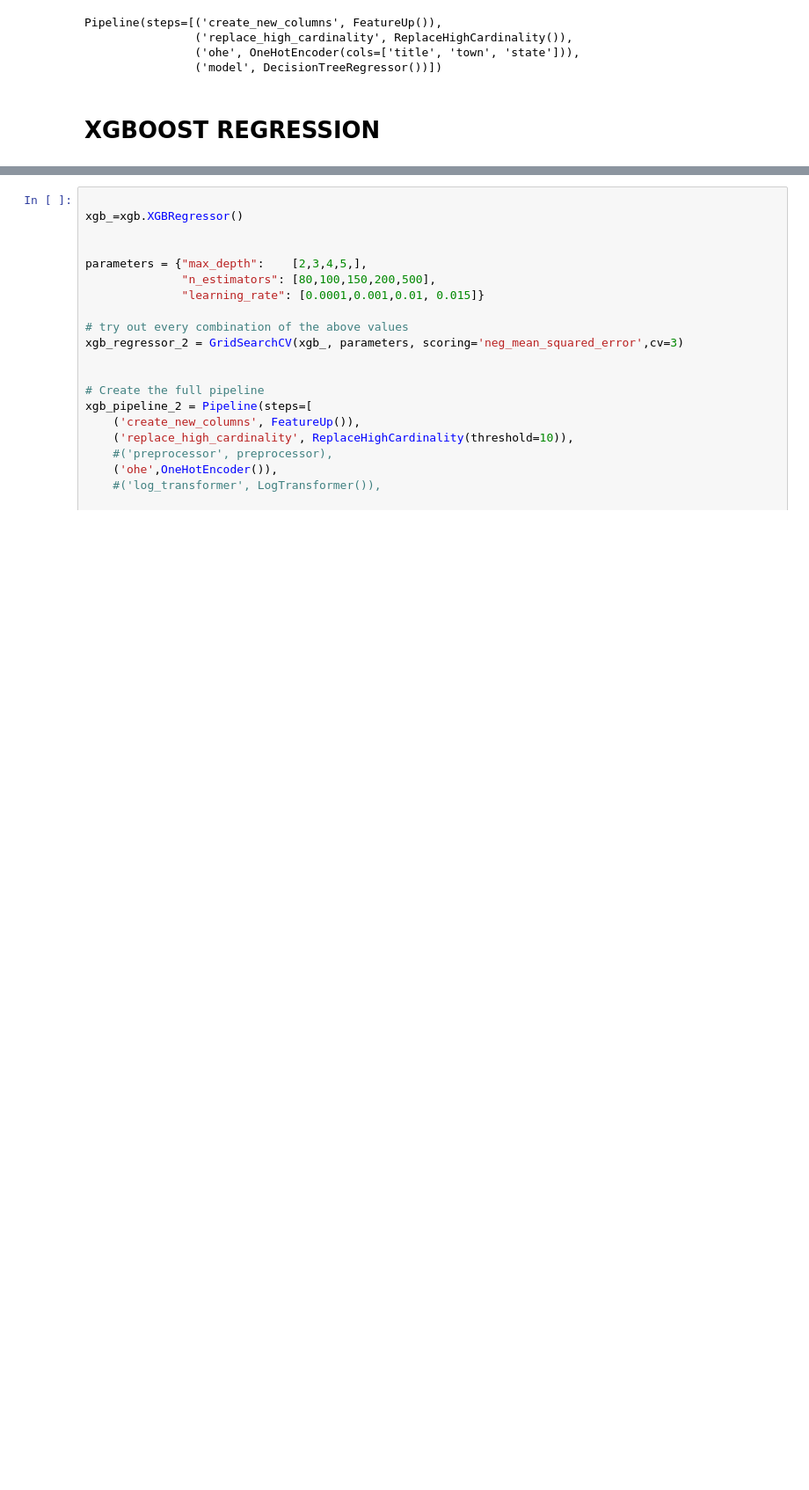
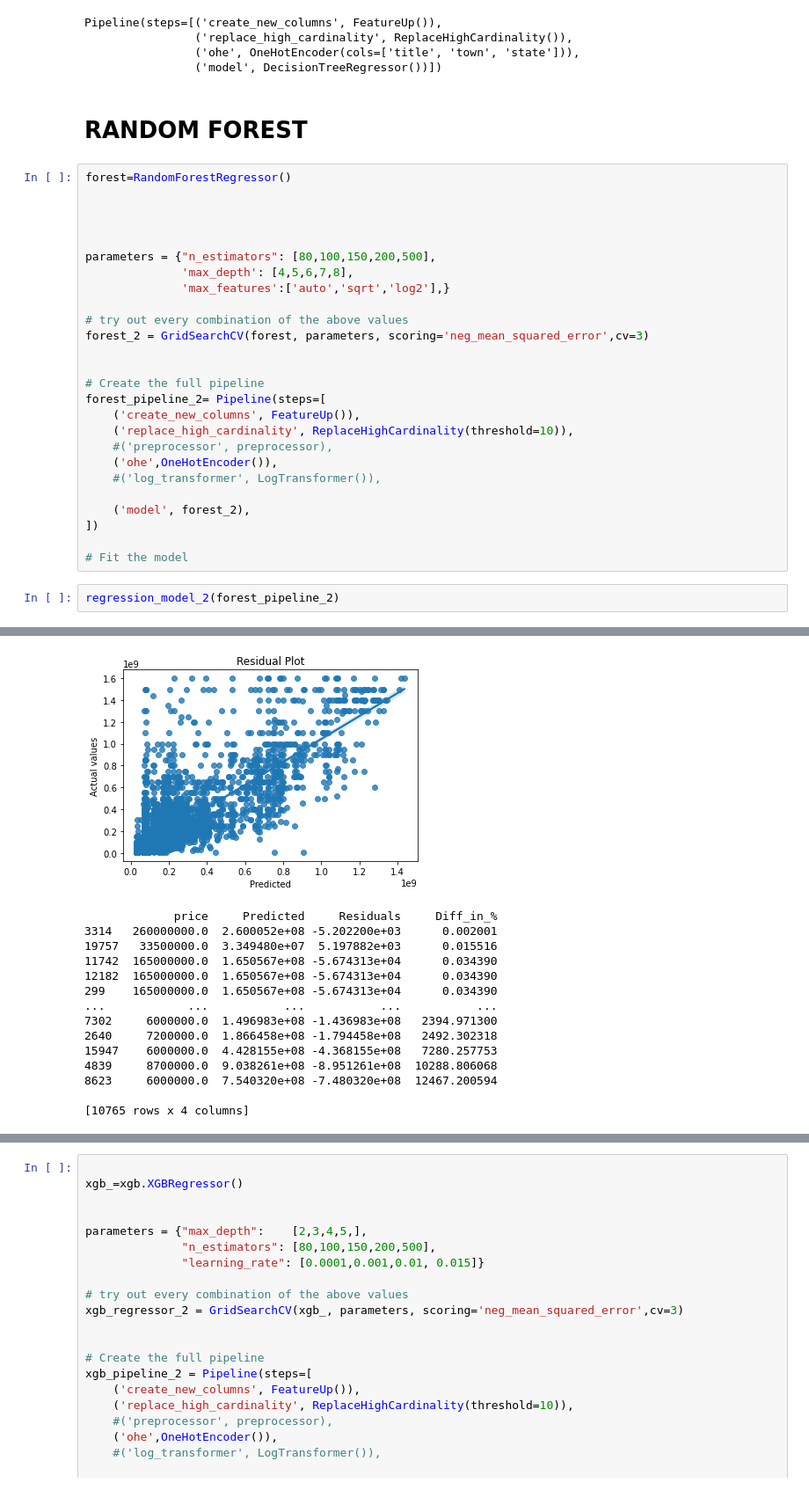
Before and after one commit to NeonStone7/Nigerian_house_price_prediction, a Jupyter notebook: Project_Nigerian_House_Price_Prediction.ipynb, the cells around one changed output, grey strips where cells are left out. Shown at 88% size. Saved outputs shown, nothing was run; the diff lists cells and outputs as text; blank space fills up the shorter version.

```diff
--- a/Project_Nigerian_House_Price_Prediction.ipynb
+++ b/Project_Nigerian_House_Price_Prediction.ipynb
@@ -1372,5 +1491,34 @@ Pipeline(steps=[('create_new_columns', FeatureUp()),
                 ('replace_high_cardinality', ReplaceHighCardinality()),
                 ('ohe', OneHotEncoder(cols=['title', 'town', 'state'])),
                 ('model', DecisionTreeRegressor())])
-# %% [markdown]
-# XGBOOST REGRESSION
+# %% [markdown]
+# RANDOM FOREST
+# %%
+forest=RandomForestRegressor()
+
+
+
+
+parameters = {"n_estimators": [80,100,150,200,500],
+              'max_depth': [4,5,6,7,8],
+              'max_features':['auto','sqrt','log2'],}
+
+# try out every combination of the above values
+forest_2 = GridSearchCV(forest, parameters, scoring='neg_mean_squared_error',cv=3)
+
+
+# Create the full pipeline
+forest_pipeline_2= Pipeline(steps=[
+    ('create_new_columns', FeatureUp()),
+    ('replace_high_cardinality', ReplaceHighCardinality(threshold=10)),
+    #('preprocessor', preprocessor),
+    ('ohe',OneHotEncoder()),
+    #('log_transformer', LogTransformer()),
+
+    ('model', forest_2),
+])
+
+# Fit the model
+# %%
+regression_model_2(forest_pipeline_2)
+# %% [output]
@@ -1376,0 +1536,15 @@ Pipeline(steps=[('create_new_columns', FeatureUp()),
+[figure, added]
+             price     Predicted     Residuals     Diff_in_%
+3314   260000000.0  2.600052e+08 -5.202200e+03      0.002001
+19757   33500000.0  3.349480e+07  5.197882e+03      0.015516
+11742  165000000.0  1.650567e+08 -5.674313e+04      0.034390
+12182  165000000.0  1.650567e+08 -5.674313e+04      0.034390
+299    165000000.0  1.650567e+08 -5.674313e+04      0.034390
+...            ...           ...           ...           ...
+7302     6000000.0  1.496983e+08 -1.436983e+08   2394.971300
+2640     7200000.0  1.866458e+08 -1.794458e+08   2492.302318
+15947    6000000.0  4.428155e+08 -4.368155e+08   7280.257753
+4839     8700000.0  9.038261e+08 -8.951261e+08  10288.806068
+8623     6000000.0  7.540320e+08 -7.480320e+08  12467.200594
+
+[10765 rows x 4 columns]
```
Also changed, not shown: parts of 128 cells of this notebook.
